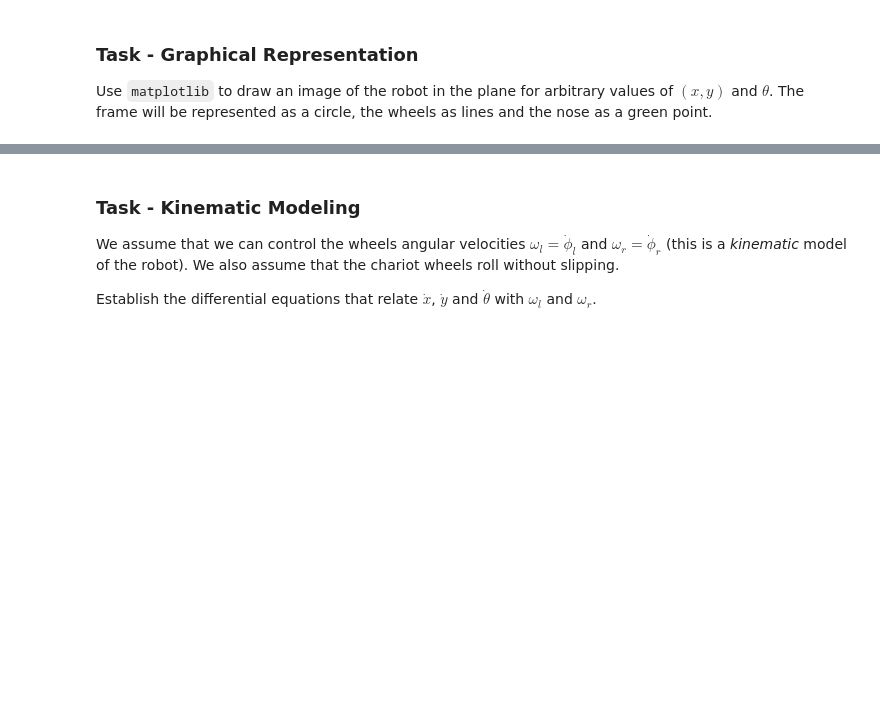
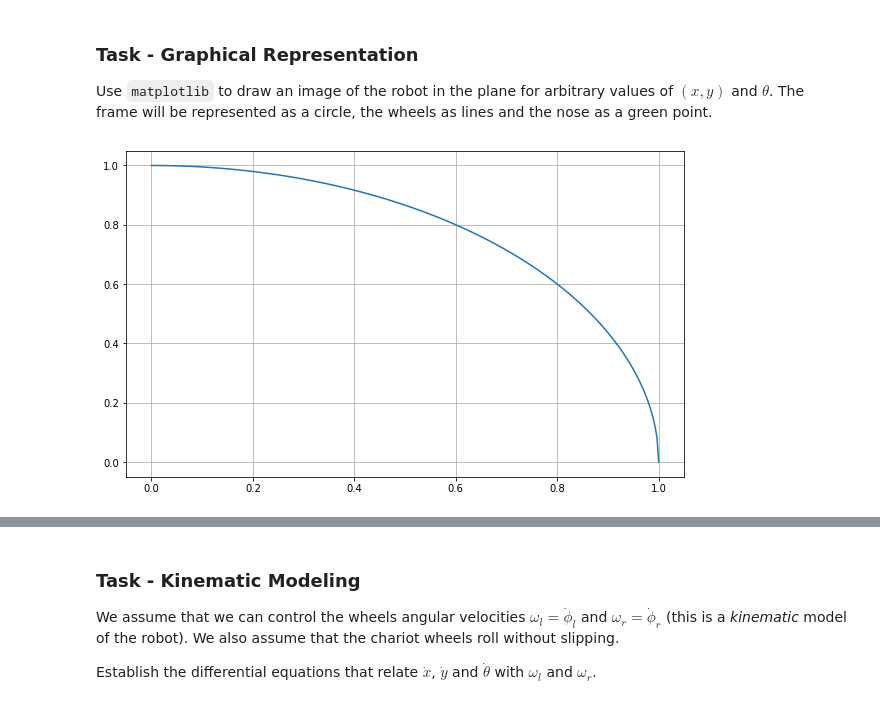
Before and after one commit to zechchair/Automatique-project, a Jupyter notebook: main.ipynb, the cells around one changed output, grey strips where cells are left out. Drawn from its saved outputs; the diff is of its cells as text; code cells hidden in the pictures; blank space fills up the shorter version.

Commit message:
plot

```diff
--- a/main.ipynb
+++ b/main.ipynb
@@ -28,6 +26,9 @@ We will denote $\phi_l$ and $\phi_r$ the rotation angles of the left and right w
 
 From now on, we assume that the frame diameter is $D = 1 \mbox{ m}$ and the wheel radius is $R = 10 \mbox{ cm}$.
 Define the corresponding Python variables `D` and `R` (express every length in meters, and more generally in the sequel, always use the [international standard of units](https://en.wikipedia.org/wiki/SI_derived_unit)) for numerical values.
+# %%
+D=1
+R=0.1
 # %% [markdown]
 ### Task - Graphical Representation
 
@@ -42,0 +36,8 @@ grid(True)
+# %%
+figure()
+axes = gca()
+x=linspace(0,D,300)
+plot(x,sqrt(D*D-x*x))
+grid(True)
+# %% [output]
+[figure, added]
```
Also changed, not shown: parts of 3 cells of this notebook.
